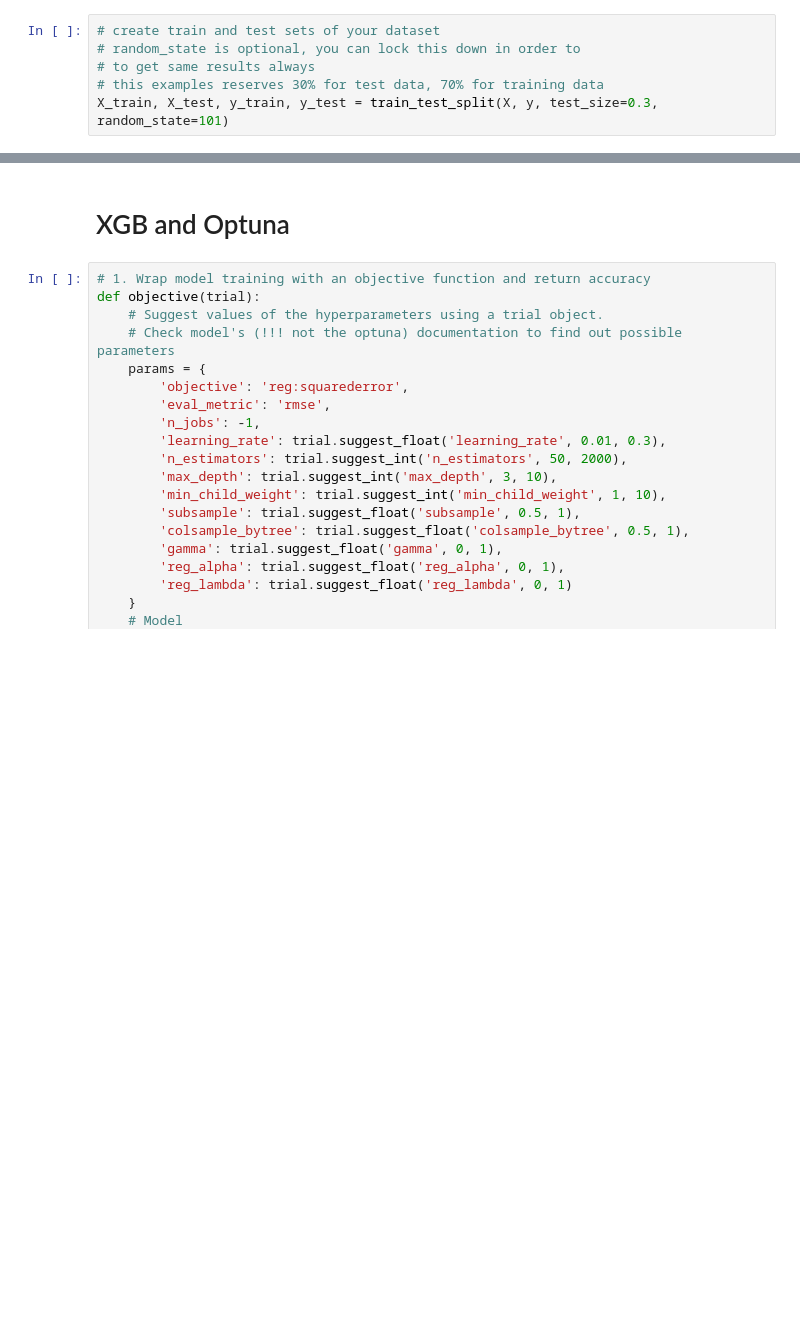
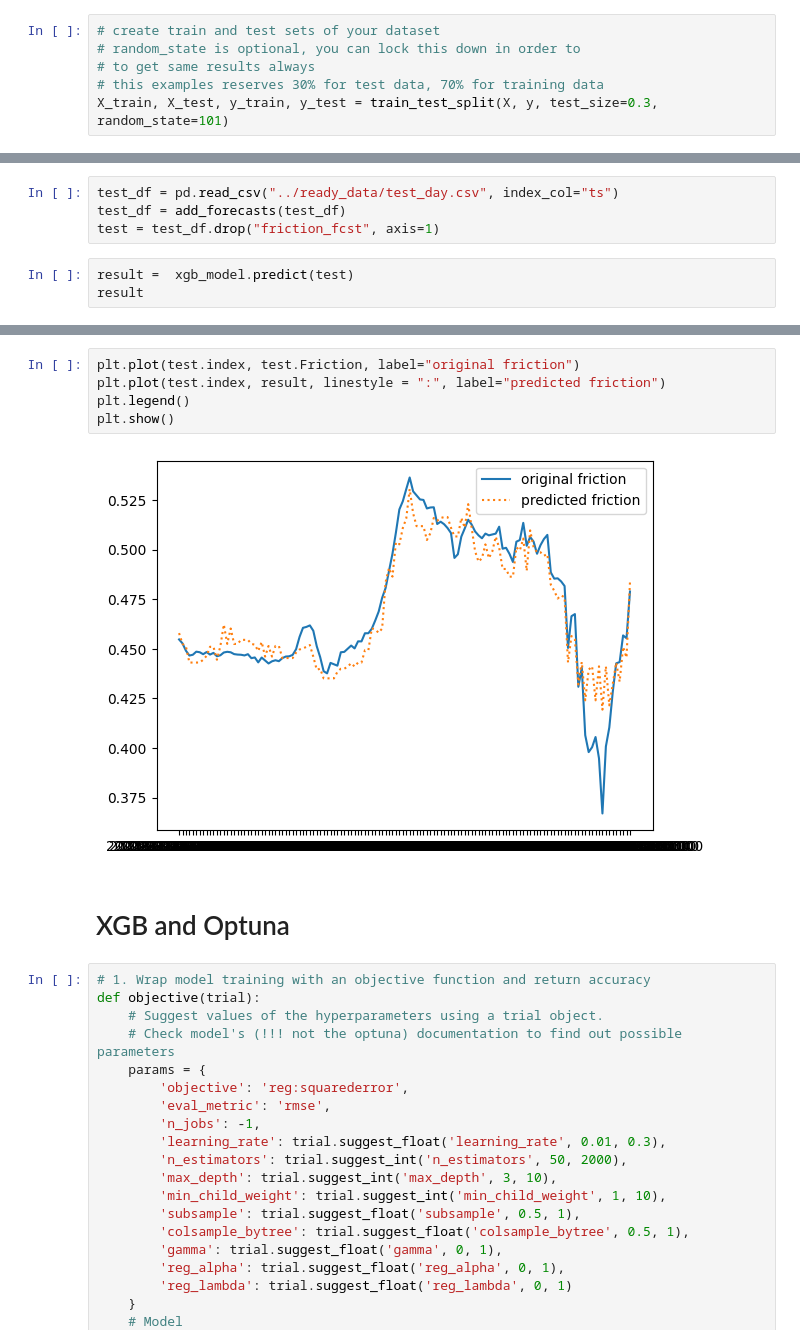
Before and after one commit to KirSobolev/ML_project, a Jupyter notebook: models/friction_NO_time_series.ipynb, the cells around one changed output, grey strips where cells are left out. Cells and saved outputs as stored; diff of their text form; blank space fills up the shorter version.

```diff
--- a/models/friction_NO_time_series.ipynb
+++ b/models/friction_NO_time_series.ipynb
@@ -84,0 +102,7 @@ plt.show()
+# %%
+test_df = pd.read_csv("../ready_data/test_day.csv", index_col="ts")
+test_df = add_forecasts(test_df)
+test = test_df.drop("friction_fcst", axis=1)
+# %%
+result =  xgb_model.predict(test)
+result
@@ -85,3 +127,10 @@ plt.show()
+# %%
+plt.plot(test.index, test.Friction, label="original friction")
+plt.plot(test.index, result, linestyle = ":", label="predicted friction")
+plt.legend()
+plt.show()
+# %% [output]
+[figure, added]
 # %% [markdown]
 <h1>XGB and Optuna</h1>
 # %%
```
Also changed, not shown: parts of 18 cells of this notebook, 1 other file.
